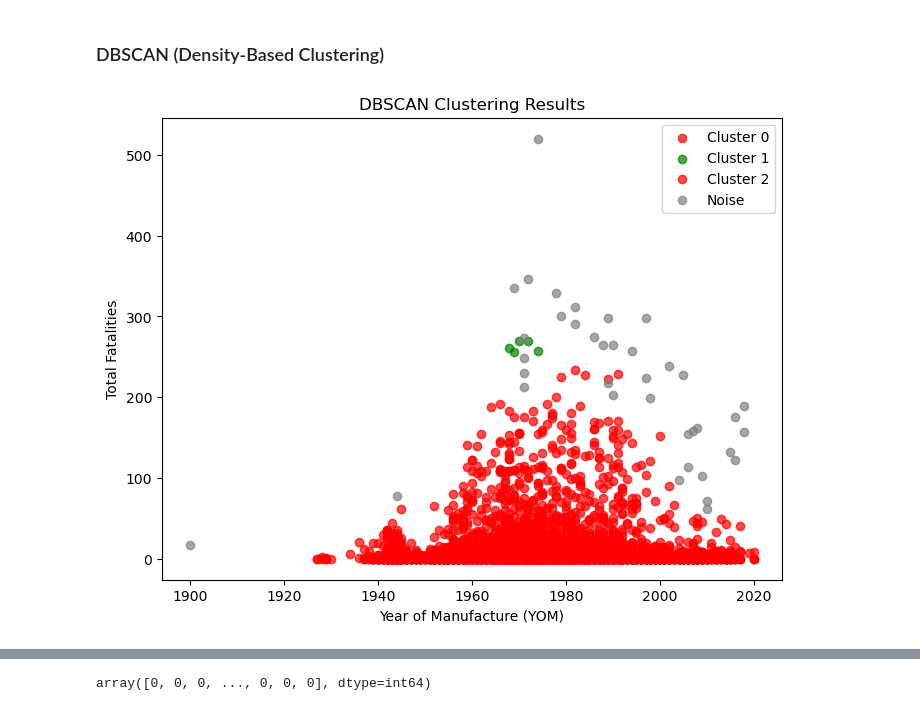
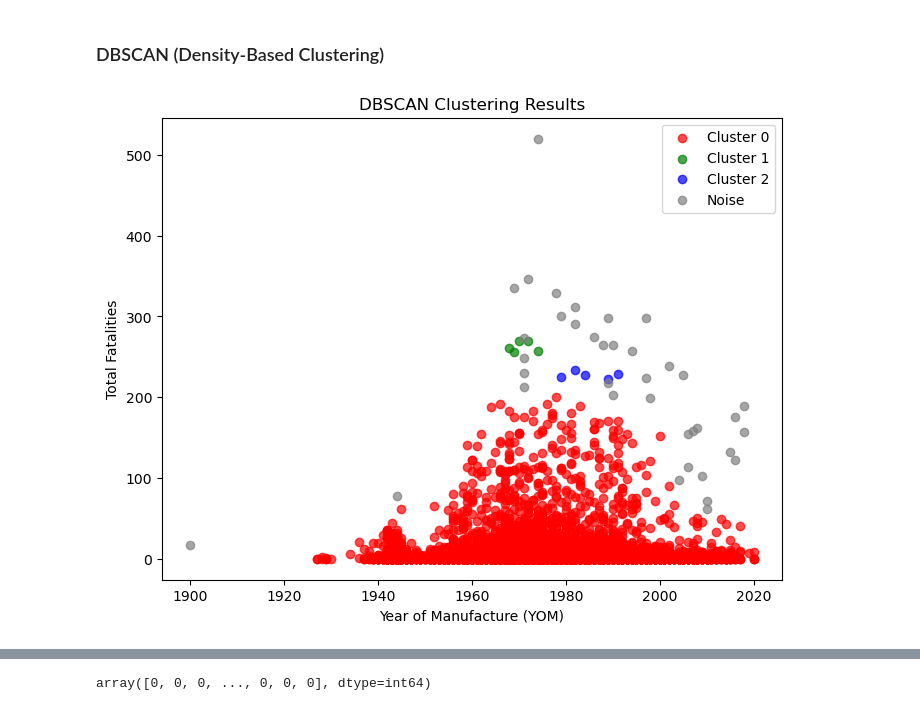
Before and after one commit to heitorgaf/Machine-Learning-for-Business, a Jupyter notebook: MLBus_HDipData_CA1.ipynb, the cells around one changed output, grey strips where cells are left out. Cells and saved outputs as stored; diff of their text form; code cells hidden in the pictures.

```diff
--- a/MLBus_HDipData_CA1.ipynb
+++ b/MLBus_HDipData_CA1.ipynb
@@ -1572,6 +1292,6 @@ plt.show()
 # %%
 # Based on the elbow graph, select the optimal number of clusters
-optimal_clusters = 3  # Adjust based on the elbow graph
+optimal_clusters = 4  # Adjust based on the elbow graph
 kmeans = KMeans(n_clusters=optimal_clusters, init='k-means++', max_iter=300, n_init=10, random_state=0)
 kmeans.fit(scaled_features)
 
@@ -1579,7 +1299,7 @@ kmeans.fit(scaled_features)
 labels = kmeans.labels_
 
 # Define colors for each cluster
-cluster_colors = ['red', 'green', 'blue']
+cluster_colors = ['red', 'green', 'blue', 'yellow']
 
 # Add the cluster labels to the original dataset
 cluster_df['KMeans_labels'] = kmeans.labels_
@@ -1644,37 +1375,36 @@ plt.show()
 # %% [markdown]
 ### DBSCAN (Density-Based Clustering)
 # %%
-
 # Create a DBSCAN model
 dbscan = DBSCAN(eps=0.5, min_samples=5)
 
 # Fit the DBSCAN model and obtain cluster labels
 cluster_labels = dbscan.fit_predict(scaled_features)
 
 # Define custom colors for clusters
-colors = ['red', 'green']  # You can add more colors as needed
+colors = ['red', 'green', 'blue']
 
 # Create a colormap for cluster labels
 cmap = plt.cm.get_cmap('rainbow', len(set(cluster_labels)))
 
 # Add the cluster labels to the original dataset
 cluster_df['DBSCAN_labels'] = cluster_labels
 
 # Visualize the clusters using a scatter plot with custom colors and alpha
 plt.figure(figsize=(8, 6))
 unique_labels = set(cluster_labels)
 
 for label in unique_labels:
     if label == -1:
         plt.scatter(cluster_df['YOM'][cluster_labels == label], cluster_df['Total fatalities'][cluster_labels == label], label='Noise', alpha=0.7, color='gray')
     else:
-        cluster_color = colors[label % len(colors)]  # Use a custom color
+        cluster_color = colors[label % len(colors)]
         plt.scatter(cluster_df['YOM'][cluster_labels == label], cluster_df['Total fatalities'][cluster_labels == label], label=f'Cluster {label}', color=cluster_color, alpha=0.7)
 
 plt.title('DBSCAN Clustering Results')
 plt.xlabel('Year of Manufacture (YOM)')
 plt.ylabel('Total Fatalities')
 plt.legend()
 plt.show()
 # %% [output]
-[figure, old version]
+[figure, new version]
```
Also changed, not shown: parts of 123 cells of this notebook.
